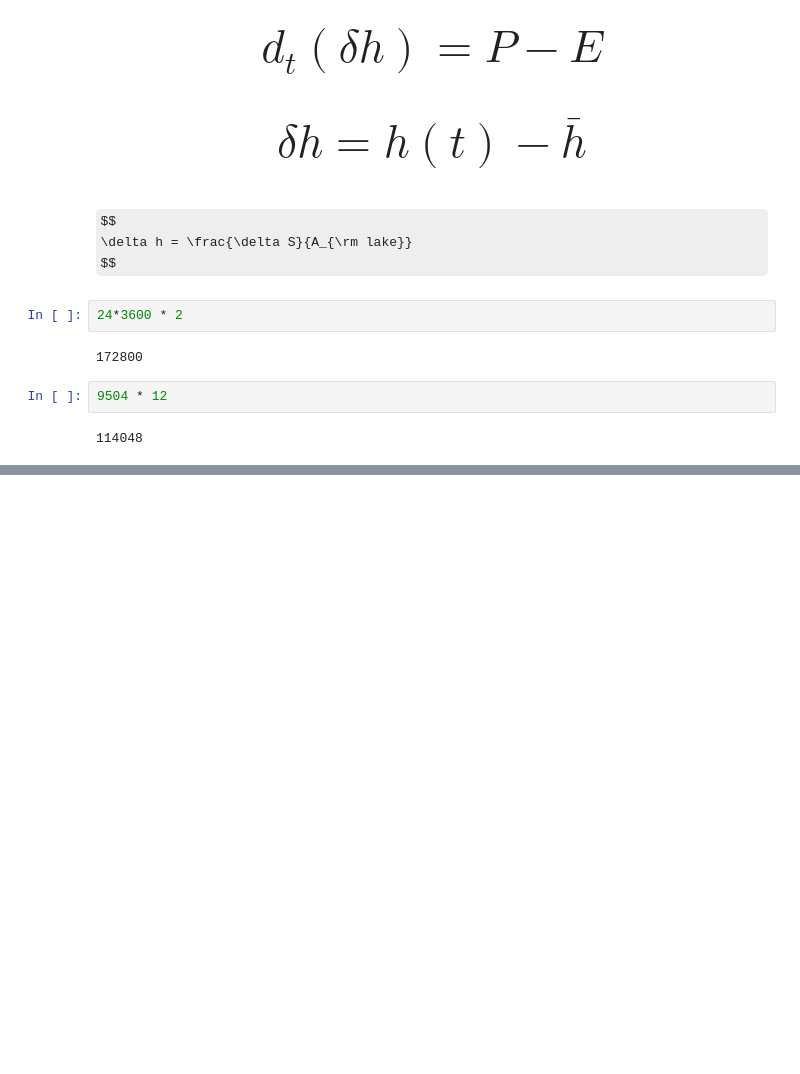
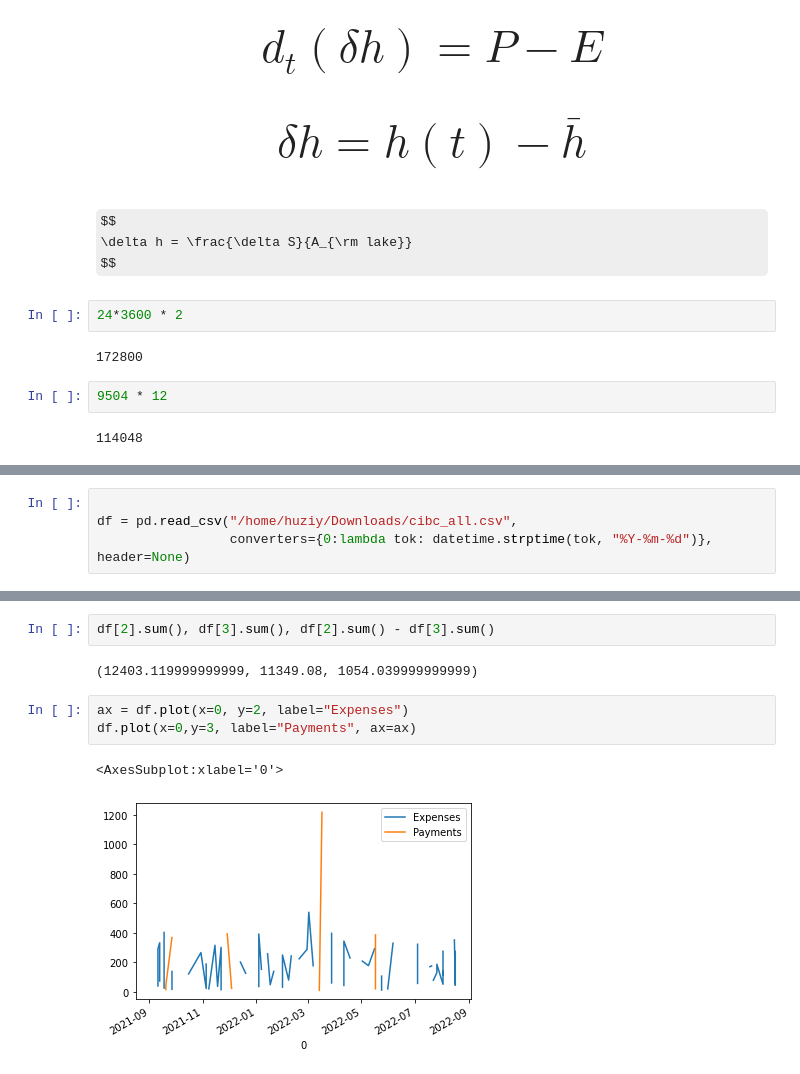
Before and after one commit to guziy/PyNotebooks, a Jupyter notebook: Untitled0.ipynb, the cells around one changed output, grey strips where cells are left out. Cells and saved outputs as stored; diff of their text form; some formulas as TeX source; blank space fills up the shorter version.

```diff
--- a/Untitled0.ipynb
+++ b/Untitled0.ipynb
@@ -125,0 +137,4 @@ $$
+# %%
+
+df = pd.read_csv("/home/huziy/Downloads/cibc_all.csv",
+                 converters={0:lambda tok: datetime.strptime(tok, "%Y-%m-%d")}, header=None)
@@ -125,0 +157,10 @@ $$
+# %%
+df[2].sum(), df[3].sum(), df[2].sum() - df[3].sum()
+# %% [output]
+(12403.119999999999, 11349.08, 1054.039999999999)
+# %%
+ax = df.plot(x=0, y=2, label="Expenses")
+df.plot(x=0,y=3, label="Payments", ax=ax)
+# %% [output]
+<AxesSubplot:xlabel='0'>
+[figure, added]
```
Also changed, not shown: parts of 7 cells of this notebook, 1 other file.
